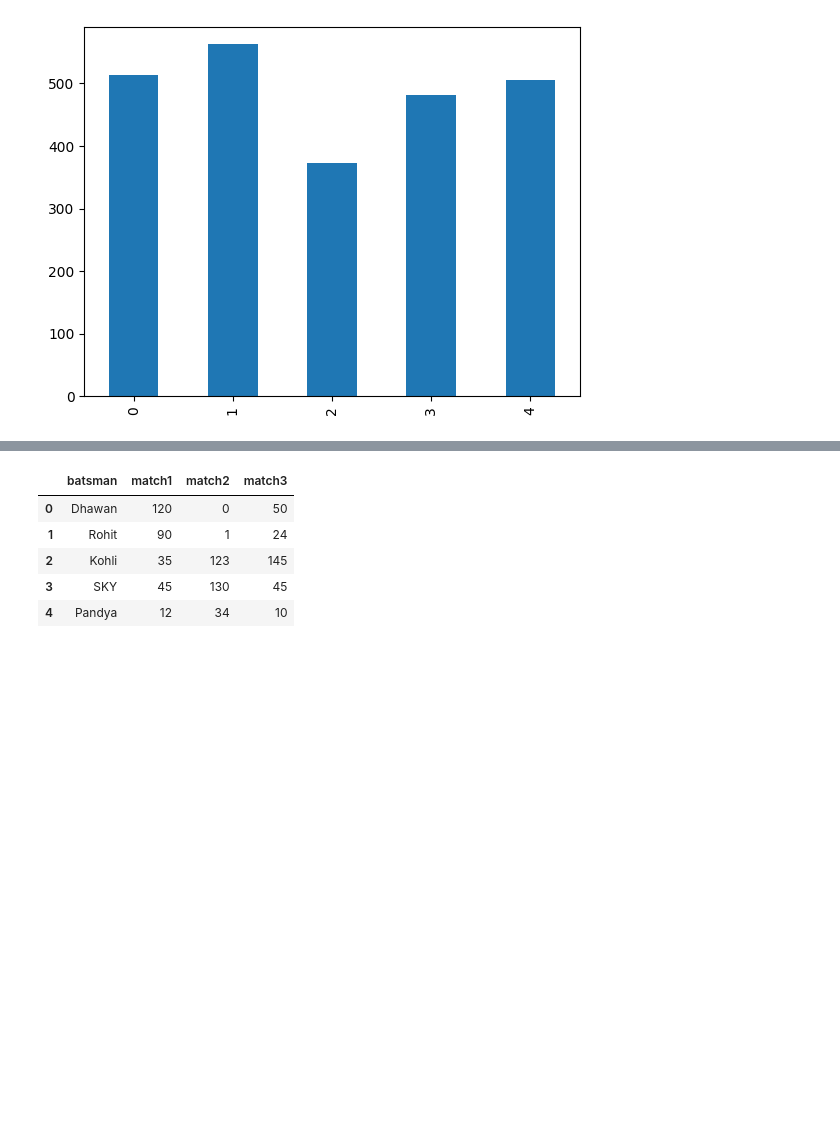
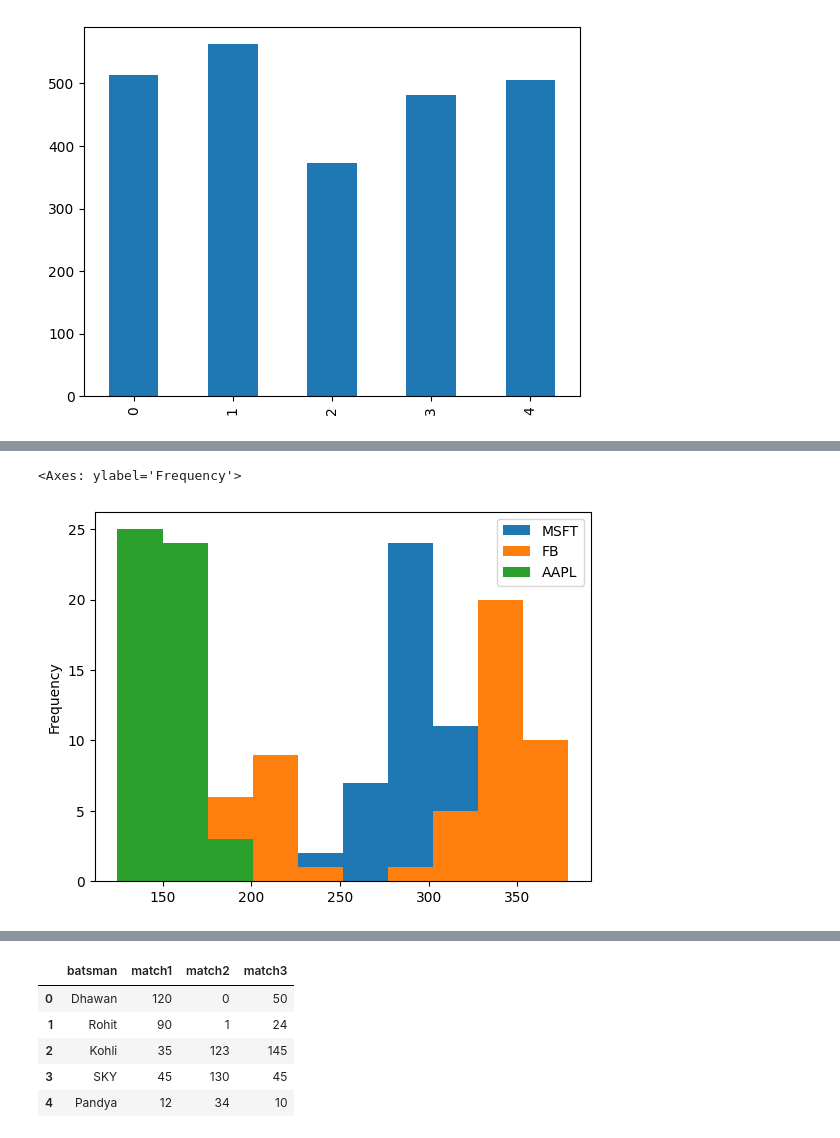
Before and after one commit to nadim-altaf/data-science-mentorship-campusx, a Jupyter notebook: Matplotlib/session_24_advanced_matplotlib.ipynb, the cells around one changed output, grey strips where cells are left out. Drawn from its saved outputs; the diff is of its cells as text; code cells hidden in the pictures; blank space fills up the shorter version.

```diff
--- a/Matplotlib/session_24_advanced_matplotlib.ipynb
+++ b/Matplotlib/session_24_advanced_matplotlib.ipynb
@@ -624,3 +624,11 @@ temp.plot(kind='bar',stacked=True)
+# %%
+# histogram
+# using stocks
+
+stocks.plot(kind='hist')
+# %% [output]
+<Axes: ylabel='Frequency'>
+[figure, added]
 # %%
 # histogram
 # using stocks
```
Also changed, not shown: parts of 6 cells of this notebook.
